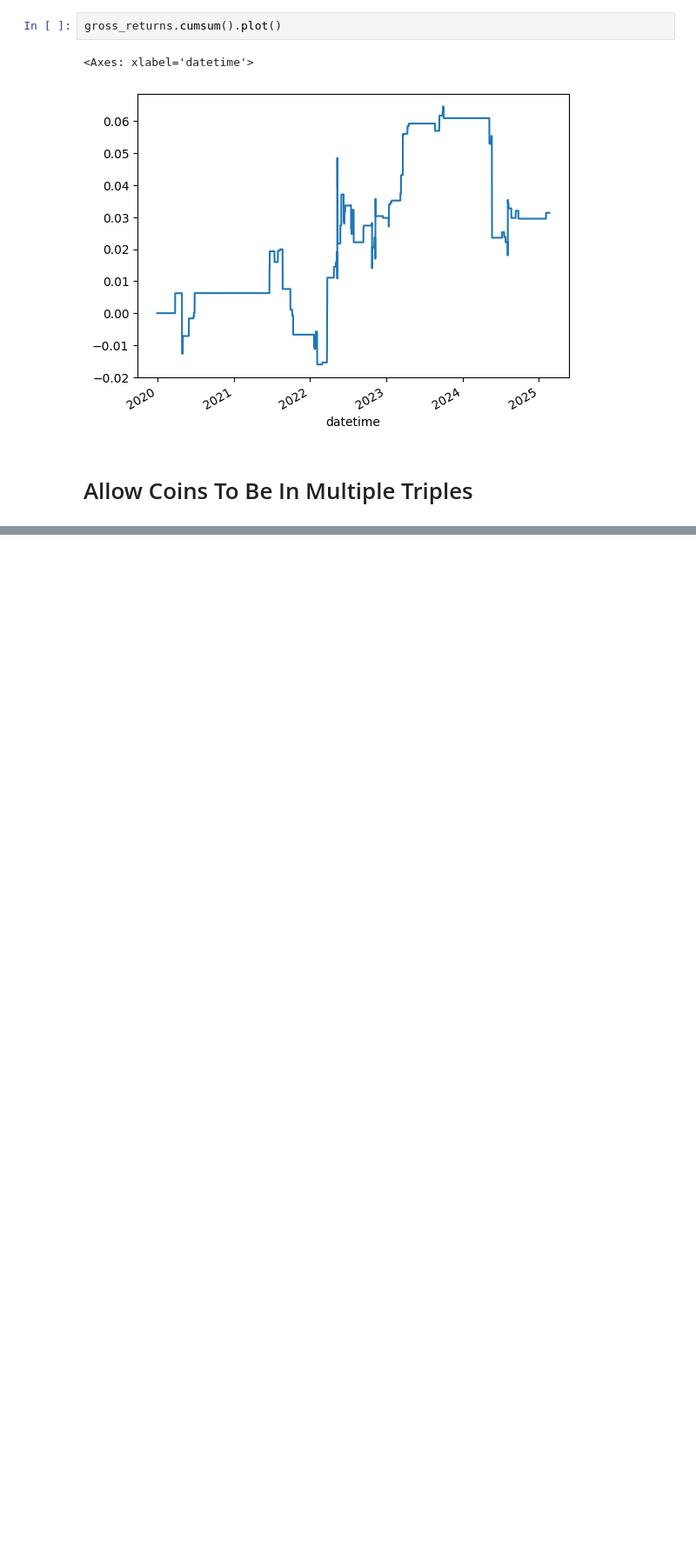
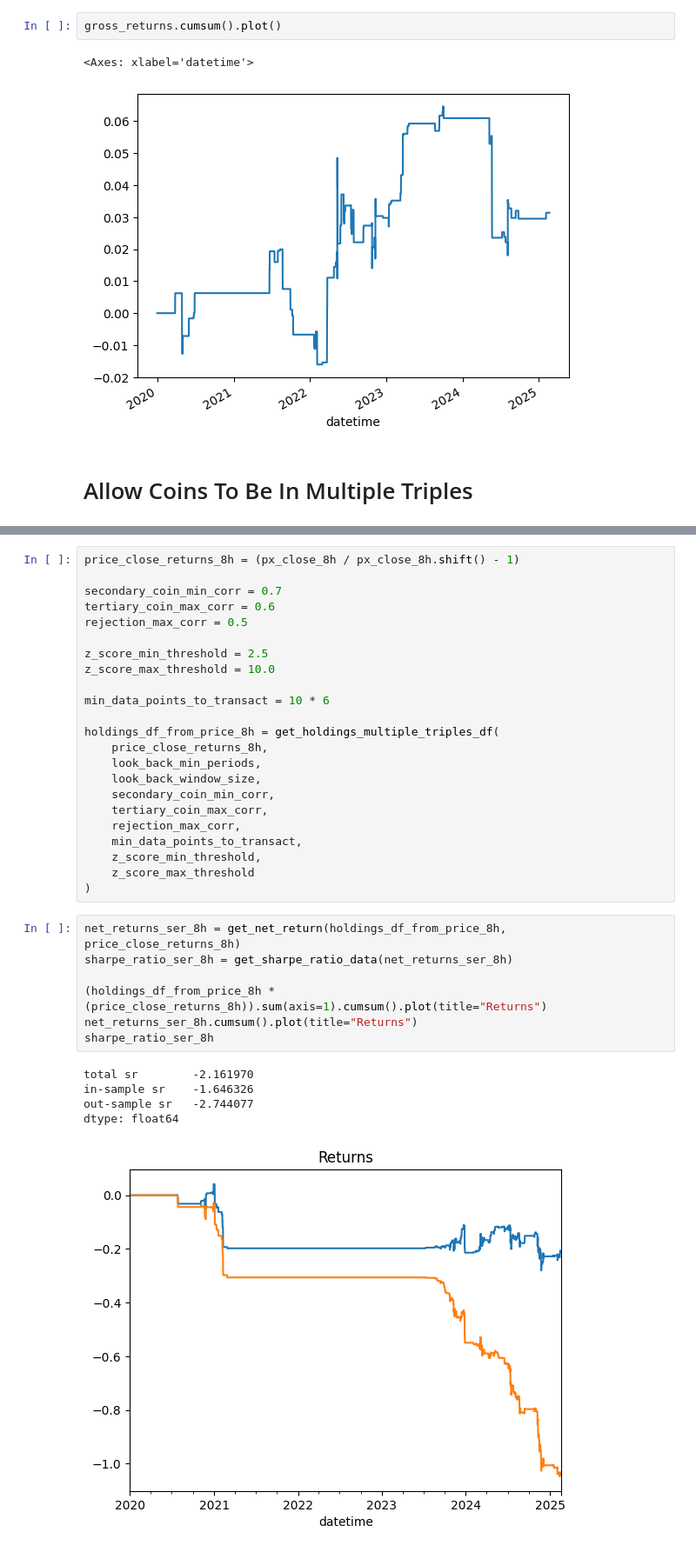
Before and after one commit to wbchristerson/jn-learning, a Jupyter notebook: strategy_09_iteration_2.ipynb, the cells around one changed output, grey strips where cells are left out. Shown at 87% size. Saved outputs shown, nothing was run; the diff lists cells and outputs as text; blank space fills up the shorter version.

```diff
--- a/strategy_09_iteration_2.ipynb
+++ b/strategy_09_iteration_2.ipynb
@@ -1184,0 +1396,36 @@ holdings_df_from_price = get_holdings_multiple_triples_df(
+# %%
+price_close_returns_8h = (px_close_8h / px_close_8h.shift() - 1)
+
+secondary_coin_min_corr = 0.7
+tertiary_coin_max_corr = 0.6
+rejection_max_corr = 0.5
+
+z_score_min_threshold = 2.5
+z_score_max_threshold = 10.0
+
+min_data_points_to_transact = 10 * 6
+
+holdings_df_from_price_8h = get_holdings_multiple_triples_df(
+    price_close_returns_8h,
+    look_back_min_periods,
+    look_back_window_size,
+    secondary_coin_min_corr,
+    tertiary_coin_max_corr,
+    rejection_max_corr,
+    min_data_points_to_transact,
+    z_score_min_threshold,
+    z_score_max_threshold
+)
+# %%
+net_returns_ser_8h = get_net_return(holdings_df_from_price_8h, price_close_returns_8h)
+sharpe_ratio_ser_8h = get_sharpe_ratio_data(net_returns_ser_8h)
+
+(holdings_df_from_price_8h * (price_close_returns_8h)).sum(axis=1).cumsum().plot(title="Returns")
+net_returns_ser_8h.cumsum().plot(title="Returns")
+sharpe_ratio_ser_8h
+# %% [output]
+total sr        -2.161970
+in-sample sr    -1.646326
+out-sample sr   -2.744077
+dtype: float64
+[figure, added]
```
Also changed, not shown: parts of 28 cells of this notebook, 2 other files.
